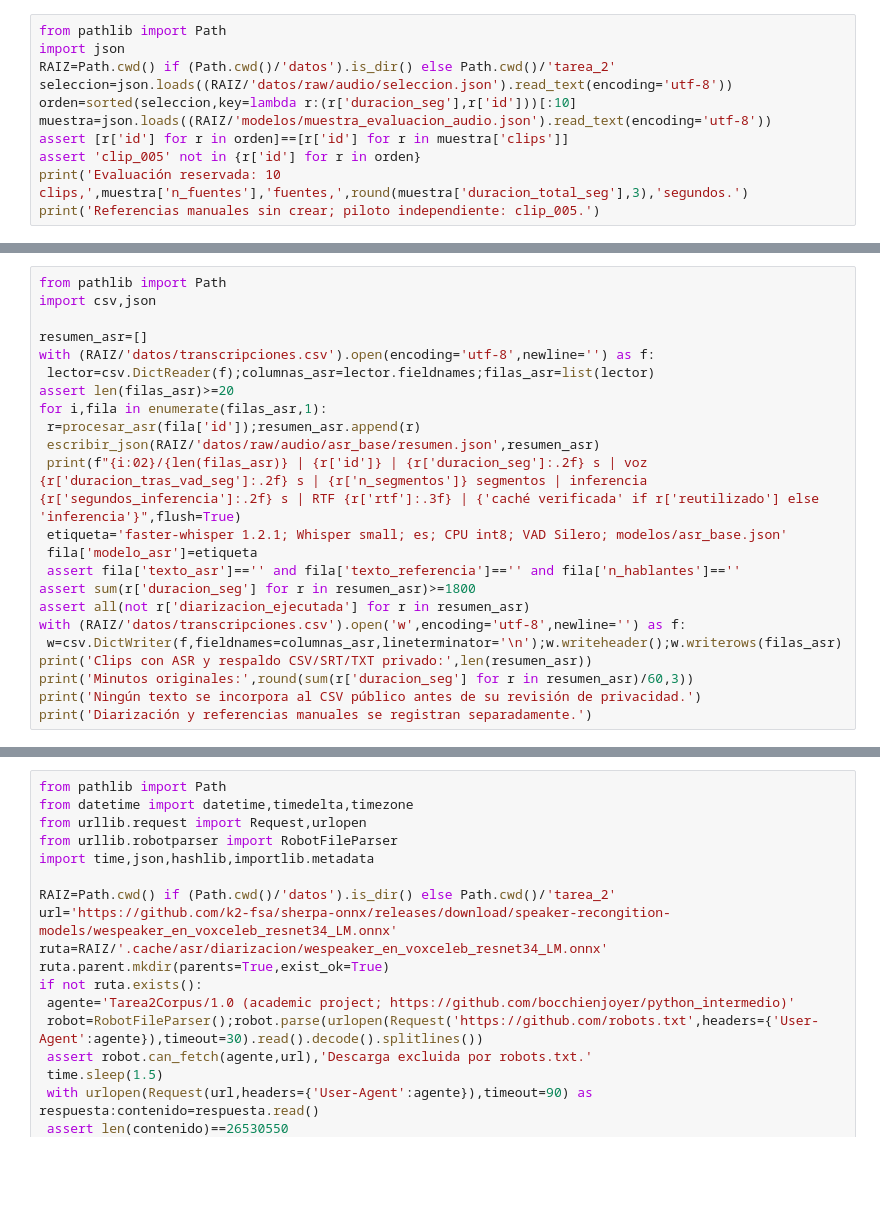
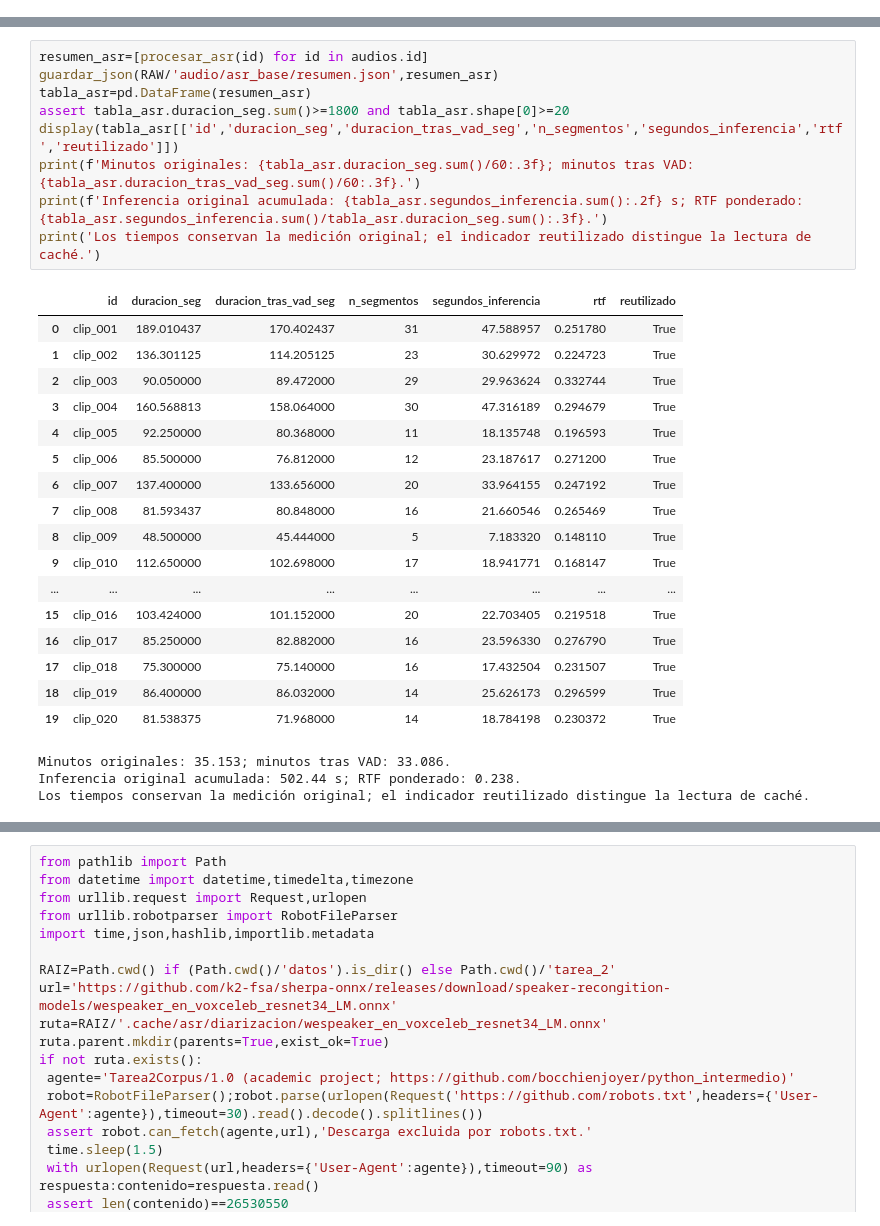
Before and after one commit to bocchienjoyer/python_intermedio, a Jupyter notebook: tarea_2/01_extraccion.ipynb, the cells around one changed output, grey strips where cells are left out. Drawn from its saved outputs; the diff is of its cells as text; blank space fills up the shorter version.

```diff
--- a/tarea_2/01_extraccion.ipynb
+++ b/tarea_2/01_extraccion.ipynb
@@ -2531,11 +0,0 @@ Los audios se procesan localmente; no se envían al alojamiento del modelo.
-# %%
-from pathlib import Path
-import json
-RAIZ=Path.cwd() if (Path.cwd()/'datos').is_dir() else Path.cwd()/'tarea_2'
-seleccion=json.loads((RAIZ/'datos/raw/audio/seleccion.json').read_text(encoding='utf-8'))
-orden=sorted(seleccion,key=lambda r:(r['duracion_seg'],r['id']))[:10]
-muestra=json.loads((RAIZ/'modelos/muestra_evaluacion_audio.json').read_text(encoding='utf-8'))
-assert [r['id'] for r in orden]==[r['id'] for r in muestra['clips']]
-assert 'clip_005' not in {r['id'] for r in orden}
-print('Evaluación reservada: 10 clips,',muestra['n_fuentes'],'fuentes,',round(muestra['duracion_total_seg'],3),'segundos.')
-print('Referencias manuales sin crear; piloto independiente: clip_005.')
@@ -2654,23 +0,0 @@ El lote utiliza los mismos pesos y parámetros para los veinte clips. La instanc
-# %%
-from pathlib import Path
-import csv,json
-
-resumen_asr=[]
-with (RAIZ/'datos/transcripciones.csv').open(encoding='utf-8',newline='') as f:
- lector=csv.DictReader(f);columnas_asr=lector.fieldnames;filas_asr=list(lector)
-assert len(filas_asr)>=20
-for i,fila in enumerate(filas_asr,1):
- r=procesar_asr(fila['id']);resumen_asr.append(r)
- escribir_json(RAIZ/'datos/raw/audio/asr_base/resumen.json',resumen_asr)
- print(f"{i:02}/{len(filas_asr)} | {r['id']} | {r['duracion_seg']:.2f} s | voz {r['duracion_tras_vad_seg']:.2f} s | {r['n_segmentos']} segmentos | inferencia {r['segundos_inferencia']:.2f} s | RTF {r['rtf']:.3f} | {'caché verificada' if r['reutilizado'] else 'inferencia'}",flush=True)
- etiqueta='faster-whisper 1.2.1; Whisper small; es; CPU int8; VAD Silero; modelos/asr_base.json'
- fila['modelo_asr']=etiqueta
- assert fila['texto_asr']=='' and fila['texto_referencia']=='' and fila['n_hablantes']==''
-assert sum(r['duracion_seg'] for r in resumen_asr)>=1800
-assert all(not r['diarizacion_ejecutada'] for r in resumen_asr)
-with (RAIZ/'datos/transcripciones.csv').open('w',encoding='utf-8',newline='') as f:
- w=csv.DictWriter(f,fieldnames=columnas_asr,lineterminator='\n');w.writeheader();w.writerows(filas_asr)
-print('Clips con ASR y respaldo CSV/SRT/TXT privado:',len(resumen_asr))
-print('Minutos originales:',round(sum(r['duracion_seg'] for r in resumen_asr)/60,3))
-print('Ningún texto se incorpora al CSV público antes de su revisión de privacidad.')
-print('Diarización y referencias manuales se registran separadamente.')
@@ -2702,0 +532,30 @@ La asignación tiene una etiqueta por segmento ASR, por lo que puede fallar con
+# %%
+resumen_asr=[procesar_asr(id) for id in audios.id]
+guardar_json(RAW/'audio/asr_base/resumen.json',resumen_asr)
+tabla_asr=pd.DataFrame(resumen_asr)
+assert tabla_asr.duracion_seg.sum()>=1800 and tabla_asr.shape[0]>=20
+display(tabla_asr[['id','duracion_seg','duracion_tras_vad_seg','n_segmentos','segundos_inferencia','rtf','reutilizado']])
+print(f'Minutos originales: {tabla_asr.duracion_seg.sum()/60:.3f}; minutos tras VAD: {tabla_asr.duracion_tras_vad_seg.sum()/60:.3f}.')
+print(f'Inferencia original acumulada: {tabla_asr.segundos_inferencia.sum():.2f} s; RTF ponderado: {tabla_asr.segundos_inferencia.sum()/tabla_asr.duracion_seg.sum():.3f}.')
+print('Los tiempos conservan la medición original; el indicador reutilizado distingue la lectura de caché.')
+# %% [output]
+|  | id | duracion_seg | duracion_tras_vad_seg | n_segmentos | segundos_inferencia | rtf | reutilizado |
+| 0 | clip_001 | 189.010437 | 170.402437 | 31 | 47.588957 | 0.251780 | True |
+| 1 | clip_002 | 136.301125 | 114.205125 | 23 | 30.629972 | 0.224723 | True |
+| 2 | clip_003 | 90.050000 | 89.472000 | 29 | 29.963624 | 0.332744 | True |
+| 3 | clip_004 | 160.568813 | 158.064000 | 30 | 47.316189 | 0.294679 | True |
+| 4 | clip_005 | 92.250000 | 80.368000 | 11 | 18.135748 | 0.196593 | True |
+| 5 | clip_006 | 85.500000 | 76.812000 | 12 | 23.187617 | 0.271200 | True |
+| 6 | clip_007 | 137.400000 | 133.656000 | 20 | 33.964155 | 0.247192 | True |
+| 7 | clip_008 | 81.593437 | 80.848000 | 16 | 21.660546 | 0.265469 | True |
+| 8 | clip_009 | 48.500000 | 45.444000 | 5 | 7.183320 | 0.148110 | True |
+| 9 | clip_010 | 112.650000 | 102.698000 | 17 | 18.941771 | 0.168147 | True |
+| ... | ... | ... | ... | ... | ... | ... | ... |
+| 15 | clip_016 | 103.424000 | 101.152000 | 20 | 22.703405 | 0.219518 | True |
+| 16 | clip_017 | 85.250000 | 82.882000 | 16 | 23.596330 | 0.276790 | True |
+| 17 | clip_018 | 75.300000 | 75.140000 | 16 | 17.432504 | 0.231507 | True |
+| 18 | clip_019 | 86.400000 | 86.032000 | 14 | 25.626173 | 0.296599 | True |
+| 19 | clip_020 | 81.538375 | 71.968000 | 14 | 18.784198 | 0.230372 | True |
+Minutos originales: 35.153; minutos tras VAD: 33.086.
+Inferencia original acumulada: 502.44 s; RTF ponderado: 0.238.
+Los tiempos conservan la medición original; el indicador reutilizado distingue la lectura de caché.
```
Also changed, not shown: parts of 110 cells of this notebook, 3 other files.
